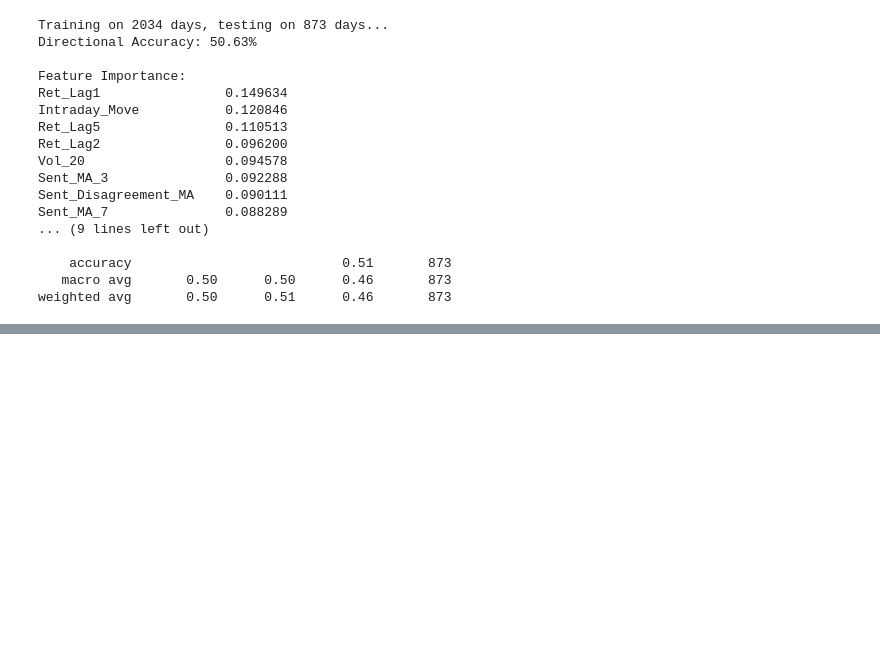
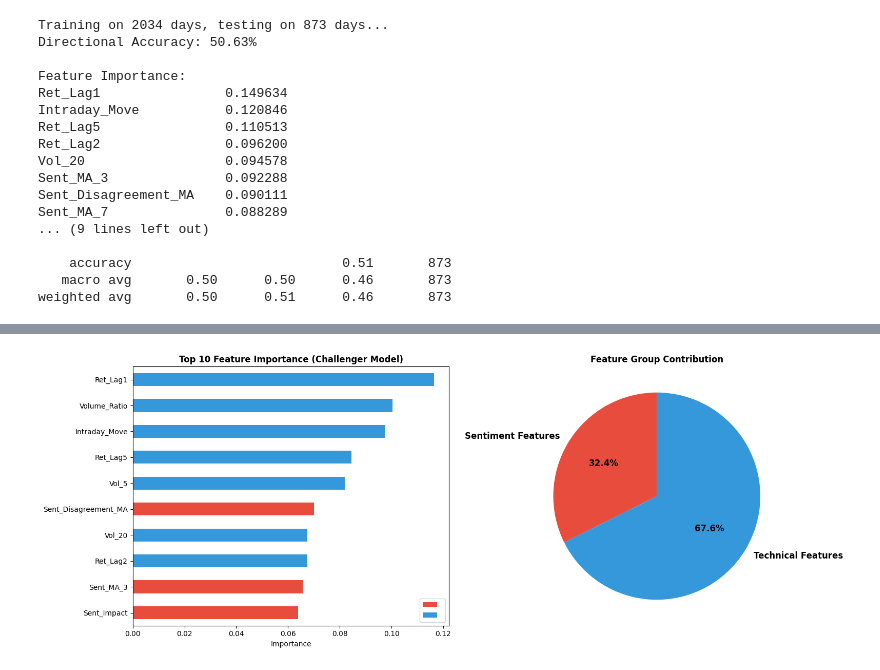
Before and after one commit to ronanhansel/market-analysis, a Jupyter notebook: eda.ipynb, the cells around one changed output, grey strips where cells are left out. Cells and saved outputs as stored; diff of their text form; code cells hidden in the pictures; blank space fills up the shorter version.

```diff
--- a/eda.ipynb
+++ b/eda.ipynb
@@ -189,0 +925,86 @@ weighted avg       0.50      0.51      0.46       873
+# %%
+# Train final models on full training set for feature importance analysis
+train_size = int(len(data) * 0.7)
+train_full = data.iloc[:train_size]
+test_full = data.iloc[train_size:]
+
+# Baseline Model
+X_train_base = train_full[features_baseline]
+y_train = train_full[target]
+X_test_base = test_full[features_baseline]
+y_test = test_full[target]
+
+model_base_final = RandomForestClassifier(n_estimators=200, max_depth=5,
+                                          min_samples_leaf=10, random_state=42, n_jobs=-1)
+model_base_final.fit(X_train_base, y_train)
+preds_base_final = model_base_final.predict(X_test_base)
+probs_base = model_base_final.predict_proba(X_test_base)[:, 1]
+
+# Challenger Model
+X_train_chall = train_full[features_challenger]
+X_test_chall = test_full[features_challenger]
+
+model_chall_final = RandomForestClassifier(n_estimators=200, max_depth=5,
+                                           min_samples_leaf=10, random_state=42, n_jobs=-1)
+model_chall_final.fit(X_train_chall, y_train)
+preds_chall_final = model_chall_final.predict(X_test_chall)
+probs_chall = model_chall_final.predict_proba(X_test_chall)[:, 1]
+
+# === Feature Importance Analysis ===
+print("="*80)
+print("🎯 FEATURE IMPORTANCE ANALYSIS")
+print("="*80)
+
+# Challenger Model Feature Importance
+importances_chall = pd.Series(
+    model_chall_final.feature_importances_,
+    index=features_challenger
+).sort_values(ascending=False)
+
+print("\n📊 Top 10 Features (Challenger Model with Sentiment):")
+print(importances_chall.head(10))
+
+# Identify sentiment features
+sentiment_features = ['Sent_MA_3', 'Sent_MA_7', 'Sent_Vol_5', 'Sent_Impact', 'Sent_Disagreement_MA']
+sentiment_importance = importances_chall[sentiment_features].sum()
+technical_importance = importances_chall.drop(sentiment_features).sum()
+
+print(f"\n📈 Feature Group Importance:")
+print(f"   Sentiment Features:  {sentiment_importance:.1%}")
+print(f"   Technical Features:  {technical_importance:.1%}")
+
+# Check if any sentiment feature is in top 5
+sentiment_in_top5 = any(feat in importances_chall.head(5).index for feat in sentiment_features)
+if sentiment_in_top5:
+    print(f"\n   ✅ At least one sentiment feature is in TOP 5!")
+    best_feature = [f for f in importances_chall.head(5).index if f in sentiment_features][0]
+    print(f"   🏆 Best sentiment feature: {best_feature}")
+else:
+    print(f"\n   ⚠️  No sentiment features in top 5 - may indicate weak signal")
+
+# Visualization
+fig, axes = plt.subplots(1, 2, figsize=(16, 6))
+
+# Feature Importance Bar Chart
+ax1 = axes[0]
+colors_perm = ['#e74c3c' if f in sentiment_features else '#3498db' for f in importances_chall.head(10).index]
+importances_chall.head(10).plot(kind='barh', ax=ax1, color=colors_perm)
+ax1.set_title('Top 10 Feature Importance (Challenger Model)', fontweight='bold', fontsize=12)
+ax1.set_xlabel('Importance')
+ax1.invert_yaxis()
+ax1.legend(['Sentiment Features', 'Technical Features'],
+           handles=[plt.Rectangle((0,0),1,1, fc='#e74c3c'),
+                   plt.Rectangle((0,0),1,1, fc='#3498db')])
+
+# Sentiment vs Technical Pie Chart
+ax2 = axes[1]
+colors = ['#e74c3c', '#3498db']
+ax2.pie([sentiment_importance, technical_importance],
+        labels=['Sentiment Features', 'Technical Features'],
+        autopct='%1.1f%%', startangle=90, colors=colors,
+        textprops={'fontsize': 12, 'fontweight': 'bold'})
+ax2.set_title('Feature Group Contribution', fontweight='bold', fontsize=12)
+
+plt.tight_layout()
+plt.show()
+# %% [output]
@@ -189,0 +1028 @@ weighted avg       0.50      0.51      0.46       873
+[figure, added]
```
Also changed, not shown: parts of 23 cells of this notebook, 6 other files.
